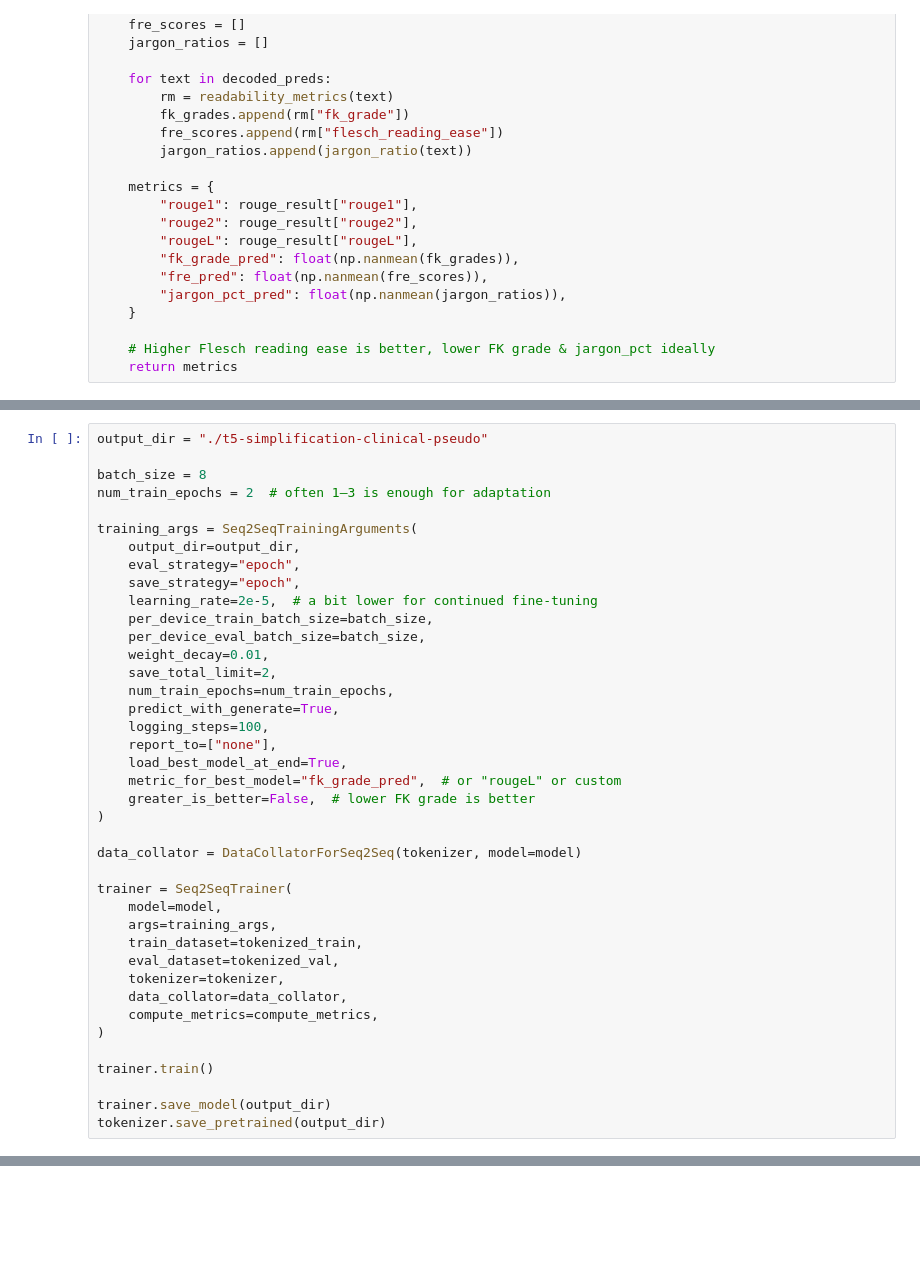
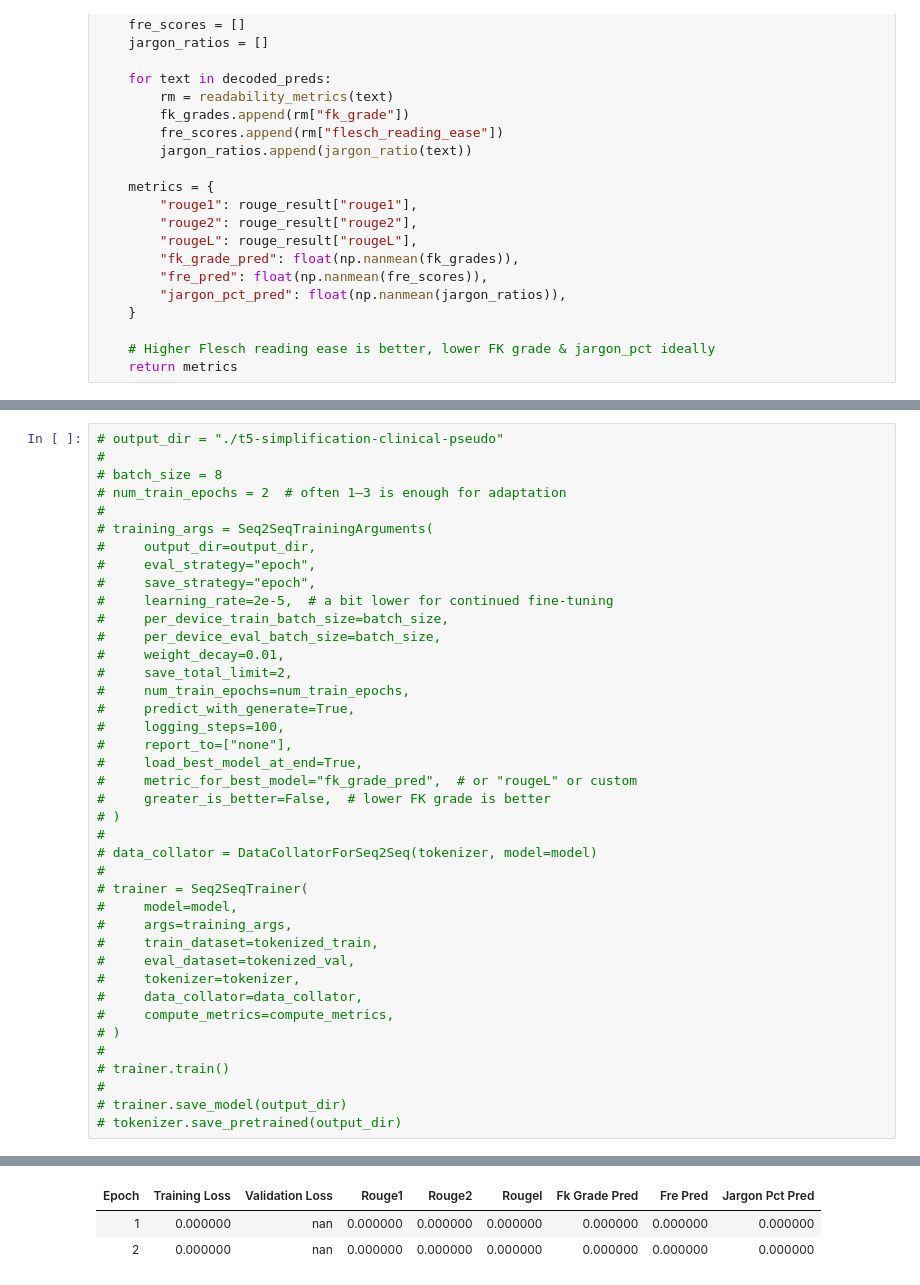
Before and after one commit to au-nlp/project-milestone-p2-group20, a Jupyter notebook: simplification-model.ipynb, the cells around one changed output, grey strips where cells are left out. Saved outputs shown, nothing was run; the diff lists cells and outputs as text; blank space fills up the shorter version.

```diff
--- a/simplification-model.ipynb
+++ b/simplification-model.ipynb
@@ -413,40 +619,41 @@ tokenized_val = val_ds.map(
 # %%
-output_dir = "./t5-simplification-clinical-pseudo"
-
-batch_size = 8
-num_train_epochs = 2  # often 1–3 is enough for adaptation
-
-training_args = Seq2SeqTrainingArguments(
-    output_dir=output_dir,
-    eval_strategy="epoch",
-    save_strategy="epoch",
-    learning_rate=2e-5,  # a bit lower for continued fine-tuning
-    per_device_train_batch_size=batch_size,
-    per_device_eval_batch_size=batch_size,
-    weight_decay=0.01,
-    save_total_limit=2,
-    num_train_epochs=num_train_epochs,
-    predict_with_generate=True,
-    logging_steps=100,
-    report_to=["none"],
-    load_best_model_at_end=True,
-    metric_for_best_model="fk_grade_pred",  # or "rougeL" or custom
-    greater_is_better=False,  # lower FK grade is better
-)
-
-data_collator = DataCollatorForSeq2Seq(tokenizer, model=model)
-
-trainer = Seq2SeqTrainer(
-    model=model,
-    args=training_args,
-    train_dataset=tokenized_train,
-    eval_dataset=tokenized_val,
-    tokenizer=tokenizer,
-    data_collator=data_collator,
-    compute_metrics=compute_metrics,
-)
-
-trainer.train()
-
-trainer.save_model(output_dir)
-tokenizer.save_pretrained(output_dir)
+# output_dir = "./t5-simplification-clinical-pseudo"
+#
+# batch_size = 8
+# num_train_epochs = 2  # often 1–3 is enough for adaptation
+#
+# training_args = Seq2SeqTrainingArguments(
+#     output_dir=output_dir,
+#     eval_strategy="epoch",
+#     save_strategy="epoch",
+#     learning_rate=2e-5,  # a bit lower for continued fine-tuning
+#     per_device_train_batch_size=batch_size,
+#     per_device_eval_batch_size=batch_size,
+#     weight_decay=0.01,
+#     save_total_limit=2,
+#     num_train_epochs=num_train_epochs,
+#     predict_with_generate=True,
+#     logging_steps=100,
+#     report_to=["none"],
+#     load_best_model_at_end=True,
+#     metric_for_best_model="fk_grade_pred",  # or "rougeL" or custom
+#     greater_is_better=False,  # lower FK grade is better
+# )
+#
+# data_collator = DataCollatorForSeq2Seq(tokenizer, model=model)
+#
+# trainer = Seq2SeqTrainer(
+#     model=model,
+#     args=training_args,
+#     train_dataset=tokenized_train,
+#     eval_dataset=tokenized_val,
+#     tokenizer=tokenizer,
+#     data_collator=data_collator,
+#     compute_metrics=compute_metrics,
+# )
+#
+# trainer.train()
+#
+# trainer.save_model(output_dir)
+# tokenizer.save_pretrained(output_dir)
+# %% [output]
@@ -452,0 +661,3 @@ tokenizer.save_pretrained(output_dir)
+| Epoch | Training Loss | Validation Loss | Rouge1 | Rouge2 | Rougel | Fk Grade Pred | Fre Pred | Jargon Pct Pred |
+| 1 | 0.000000 | nan | 0.000000 | 0.000000 | 0.000000 | 0.000000 | 0.000000 | 0.000000 |
+| 2 | 0.000000 | nan | 0.000000 | 0.000000 | 0.000000 | 0.000000 | 0.000000 | 0.000000 |
```
Also changed, not shown: parts of 19 cells of this notebook, 1 other file.
